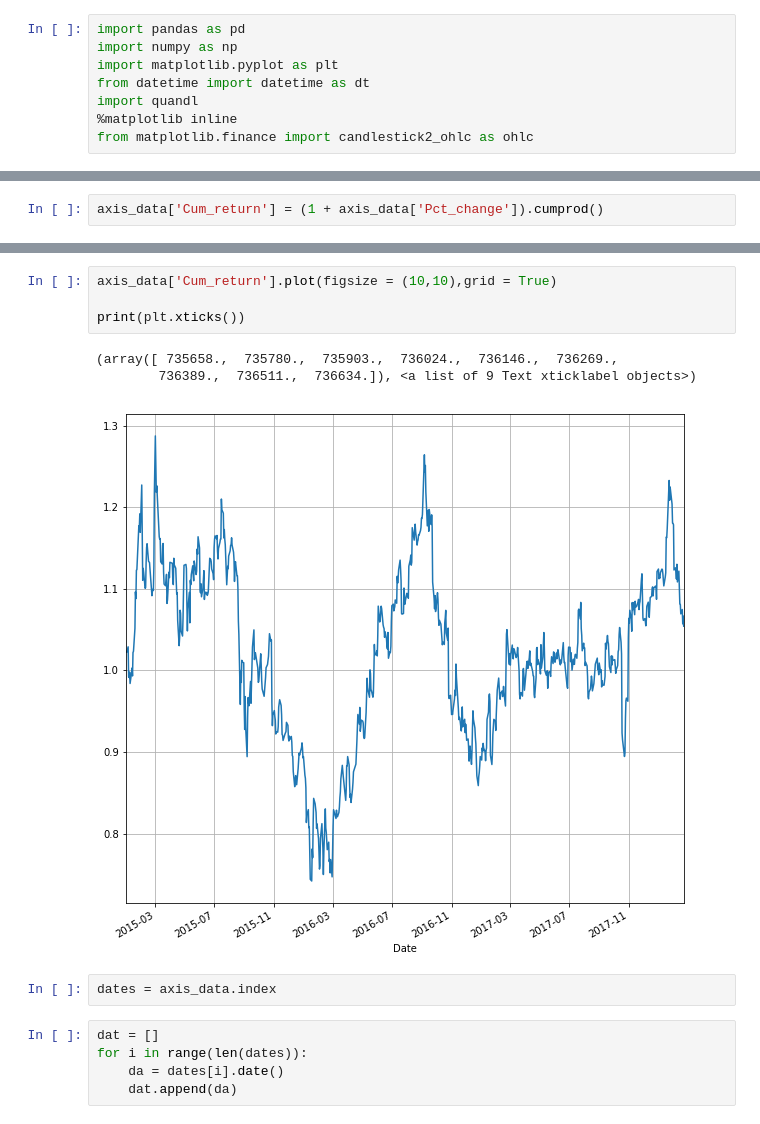
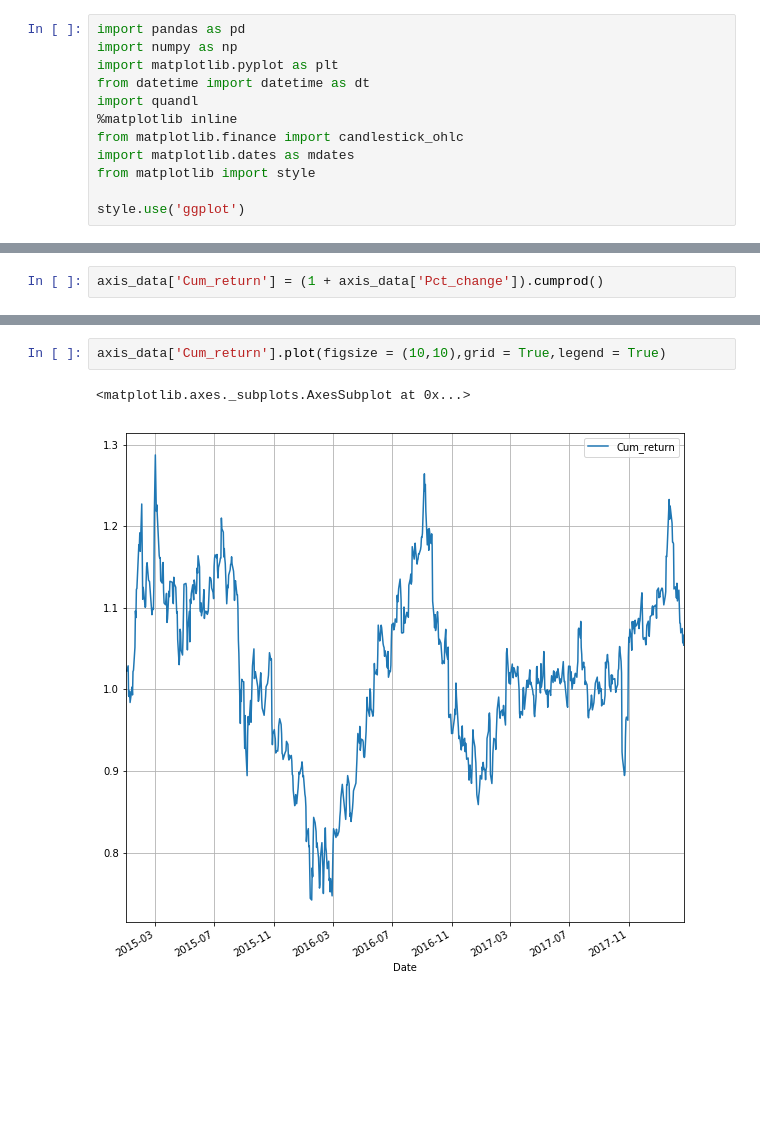
Before and after one commit to Ashish-Siyag/Data-science, a Jupyter notebook: Stock Analysis/Axis Bank Stock.ipynb, the cells around one changed output, grey strips where cells are left out. Saved outputs shown, nothing was run; the diff lists cells and outputs as text; blank space fills up the shorter version.

```diff
--- a/Stock Analysis/Axis Bank Stock.ipynb
+++ b/Stock Analysis/Axis Bank Stock.ipynb
@@ -5,7 +5,11 @@ import matplotlib.pyplot as plt
 from datetime import datetime as dt
 import quandl
 %matplotlib inline
-from matplotlib.finance import candlestick2_ohlc as ohlc
+from matplotlib.finance import candlestick_ohlc
+import matplotlib.dates as mdates
+from matplotlib import style
+
+style.use('ggplot')
 # %%
 axis_data = quandl.get('NSE/AXISBANK', start_date = '2015-01-01')
 # %%
@@ -182,17 +170,7 @@ axis_data.head()
 | 2015-01-06 | 513.55 | 513.55 | 496.75 | 498.50 | 499.05 | 5284530.0 | 26584.93 | NaN | NaN | ... |
 | 2015-01-07 | 498.80 | 505.35 | 494.50 | 501.00 | 498.65 | 4245189.0 | 21212.71 | NaN | NaN | ... |
 # %%
-axis_data['Cum_return'].plot(figsize = (10,10),grid = True)
-
-print(plt.xticks())
+axis_data['Cum_return'].plot(figsize = (10,10),grid = True,legend = True)
 # %% [output]
-(array([ 735658.,  735780.,  735903.,  736024.,  736146.,  736269.,
-        736389.,  736511.,  736634.]), <a list of 9 Text xticklabel objects>)
+<matplotlib.axes._subplots.AxesSubplot at 0x...>
-[figure, old version]
+[figure, new version]
-# %%
-dates = axis_data.index
-# %%
-dat = []
-for i in range(len(dates)):
-    da = dates[i].date()
-    dat.append(da)
```
Also changed, not shown: parts of 15 cells of this notebook, 1 other file.
